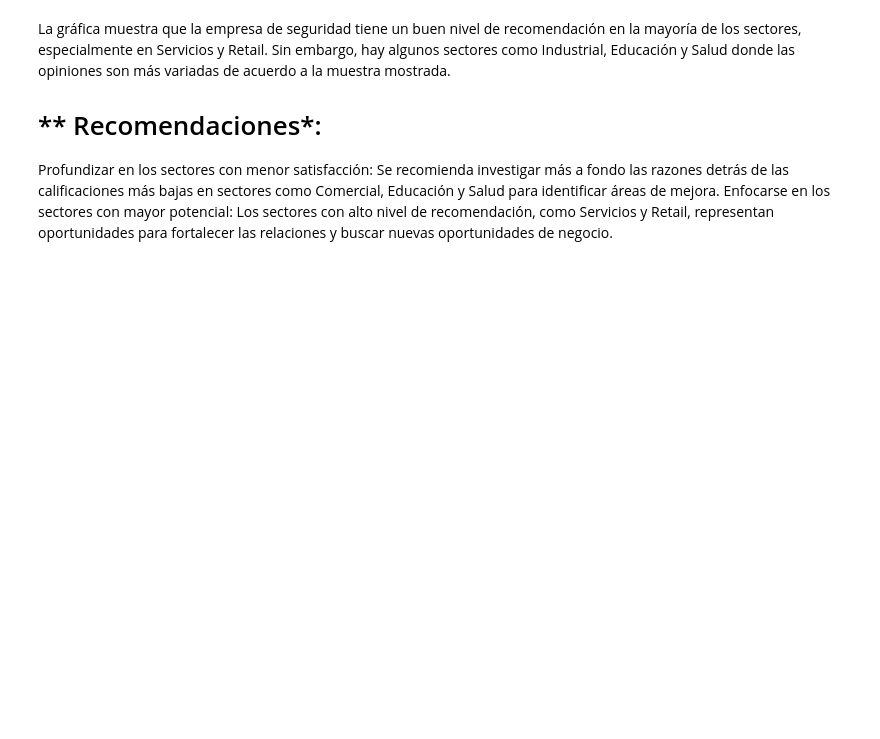
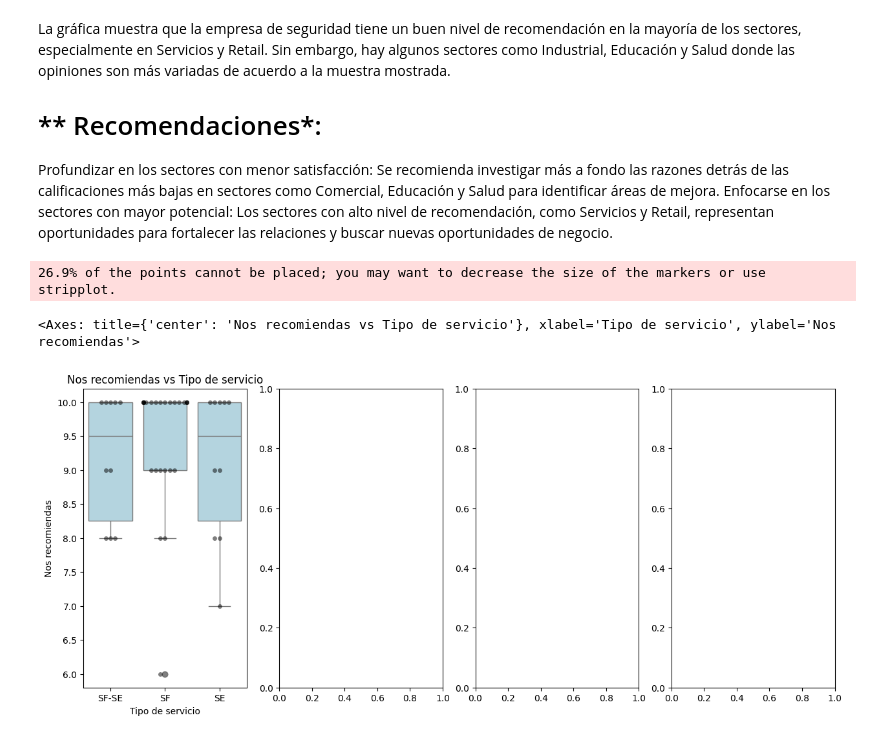
Before and after one commit to lrivero54/Estadistista-Computarizada, a Jupyter notebook: Copia_Encuestas_2024_Seguridad_del_Caribe.ipynb, the cells around one changed output. Cells and saved outputs as stored; diff of their text form; code cells hidden in the pictures; blank space fills up the shorter version.

```diff
--- a/Copia_Encuestas_2024_Seguridad_del_Caribe.ipynb
+++ b/Copia_Encuestas_2024_Seguridad_del_Caribe.ipynb
@@ -155,3 +156,13 @@ La gráfica muestra que la empresa de seguridad tiene un buen nivel de recomenda
 
 Profundizar en los sectores con menor satisfacción: Se recomienda investigar más a fondo las razones detrás de las calificaciones más bajas en sectores como Comercial, Educación y Salud para identificar áreas de mejora.
 Enfocarse en los sectores con mayor potencial: Los sectores con alto nivel de recomendación, como Servicios y Retail, representan oportunidades para fortalecer las relaciones y buscar nuevas oportunidades de negocio.
+# %%
+fig, axs = plt.subplots(1, 4, figsize=(15, 6))
+axs[0].set_title('Nos recomiendas vs Tipo de servicio')
+sns.boxplot(x="Tipo de servicio", y="Nos recomiendas", data=df, ax=axs[0], color='lightblue')  # Cambiar color de las cajas
+sns.swarmplot(x="Tipo de servicio", y="Nos recomiendas", data=df, color='black',
+              alpha = 0.5, ax=axs[0])
+# %% [output]
+26.9% of the points cannot be placed; you may want to decrease the size of the markers or use stripplot.
+<Axes: title={'center': 'Nos recomiendas vs Tipo de servicio'}, xlabel='Tipo de servicio', ylabel='Nos recomiendas'>
+[figure, added]
```
Also changed, not shown: parts of 1 cell of this notebook.
